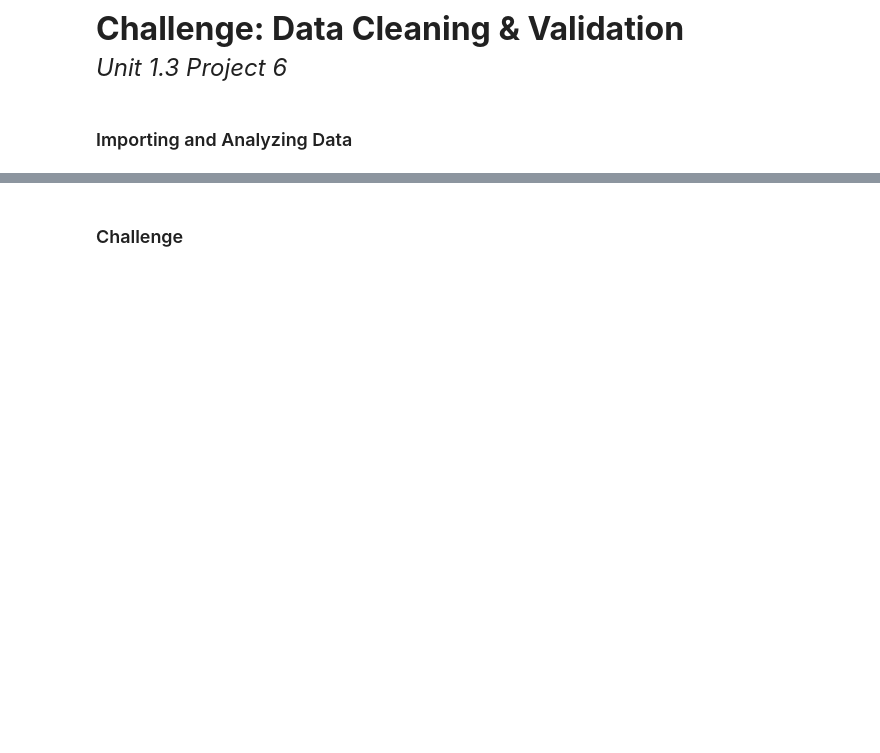
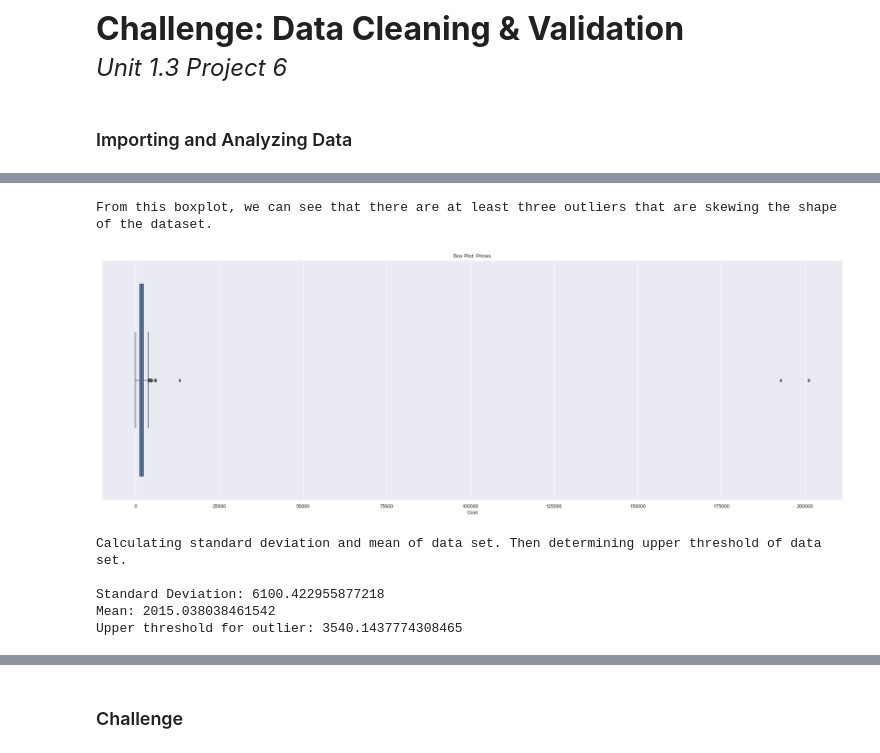
Before and after one commit to jmniet36/Thinkful-Data-Science-Boot-Camp, a Jupyter notebook: Unit 1.3_Project 6_Data Cleaning and Validation.ipynb, the cells around one changed output, grey strips where cells are left out. Drawn from its saved outputs; the diff is of its cells as text; code cells hidden in the pictures; blank space fills up the shorter version.

```diff
--- a/Unit 1.3_Project 6_Data Cleaning and Validation.ipynb
+++ b/Unit 1.3_Project 6_Data Cleaning and Validation.ipynb
@@ -133,0 +211,39 @@ filtered_prices.to_csv(r'C:\Users\nieto\OneDrive\Desktop\Thinkful\Boot Camp\Unit
+# %%
+# Converting dtype from object to float.
+prices['Cost'] = prices['Cost'].apply(float)
+# %%
+# Dropping empty rows in column 'Cost'.
+prices.dropna(subset=['Cost'], inplace=True)
+# %%
+print('\033[0;30;49mFrom this boxplot, we can see that there are at least three outliers that are skewing the shape of the dataset.\n')
+
+# Using seaborne to plot data and find outliers.
+figure, ax = plt.subplots(figsize=(30,10))
+sns.set(style = 'darkgrid')
+sns.boxplot(x=prices['Cost'])
+plt.title('Box Plot: Prices')
+
+plt.show()
+# %% [output]
+From this boxplot, we can see that there are at least three outliers that are skewing the shape of the dataset.
+[figure, added]
+# %%
+print('\033[0;30;49mCalculating standard deviation and mean of data set. Then determining upper threshold of data set.\n')
+
+# Calculating standard deviation and mean of data set.
+std_price = prices['Cost'].std()
+avg_price = prices['Cost'].mean()
+
+# Calculating threshold of data set.
+upper_threshold = avg_price + (std_price*.25) # Because the data set had so many outliers, we are only setting the threshold to 25% of the standard deviation above the mean.
+
+# Printing results.
+print('Standard Deviation:',std_price)
+print('Mean:',avg_price)
+print('Upper threshold for outlier:', upper_threshold)
+# %% [output]
+Calculating standard deviation and mean of data set. Then determining upper threshold of data set.
+
+Standard Deviation: 6100.422955877218
+Mean: 2015.038038461542
+Upper threshold for outlier: 3540.1437774308465
```
Also changed, not shown: parts of 20 cells of this notebook.
